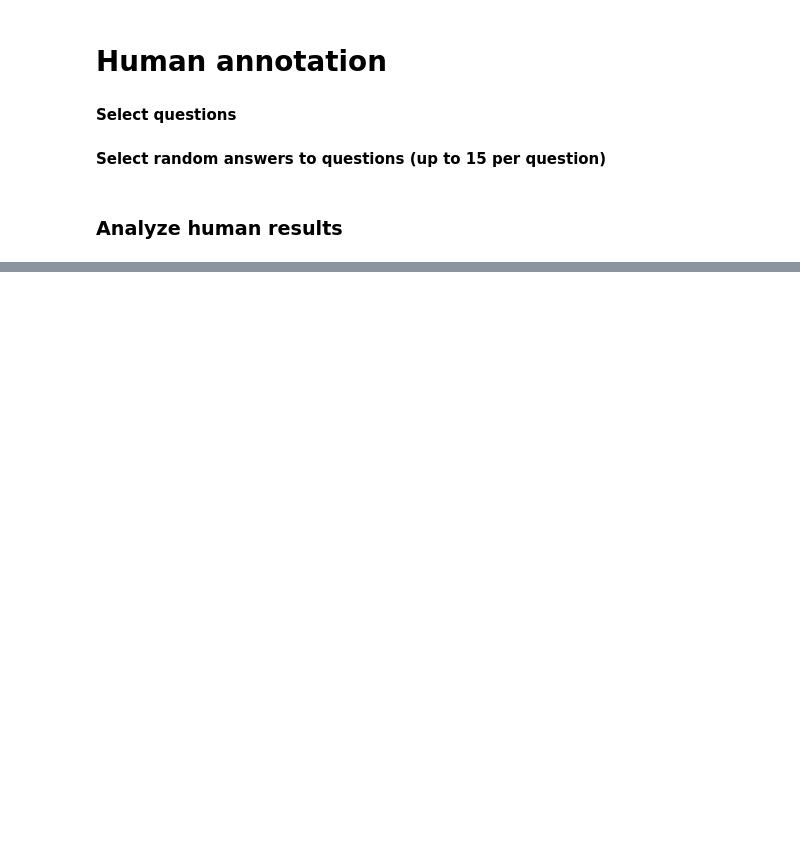
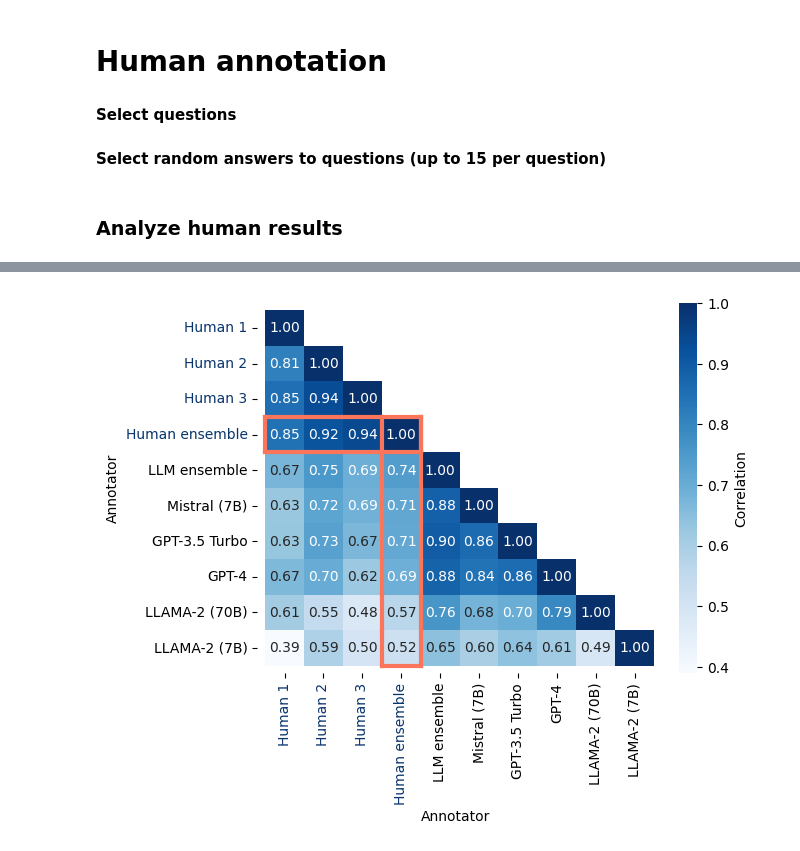
Before and after one commit to csinva/pedidose-efic-analysis, a Jupyter notebook: notebooks/01_sentiment_site_level.ipynb, the cells around one changed output, grey strips where cells are left out. Drawn from its saved outputs; the diff is of its cells as text; code cells hidden in the pictures; blank space fills up the shorter version.

```diff
--- a/notebooks/01_sentiment_site_level.ipynb
+++ b/notebooks/01_sentiment_site_level.ipynb
@@ -461,0 +420,79 @@ num annots 105
+# %%
+# corr_df = corr_df.iloc[1:, 1:]
+mask = np.triu(np.ones_like(corr_df, dtype=bool))
+mask[np.diag_indices_from(mask)] = False
+
+ax = sns.heatmap(
+    corr_df,
+    annot=True, fmt='.2f',
+    cmap=sns.color_palette("Blues", as_cmap=True), cbar_kws={'label': 'Correlation'},
+    mask=mask,
+)
+
+# outline the first row of the elements in the heatmap
+color = '#fa755a'
+lw = 3
+roffset = 3.5
+coffset = 0.5
+shape = corr_df.shape
+r = 0
+# color = 'gray'
+alpha = 1
+for c in range(3, shape[1]):
+    rx = r + roffset
+    cx = c + coffset
+    if c == 2:
+        plt.plot([rx - 0.5, rx + 0.5],
+                 [cx - 0.5, cx - 0.5], color=color, lw=lw, alpha=alpha)
+    if c == shape[1] - 1:
+        plt.plot([rx - 0.5, rx + 0.5],
+                 [cx + 0.5, cx + 0.5], color=color, lw=lw, alpha=alpha)
+    plt.plot([rx - 0.5, rx - 0.5],
+             [cx - 0.5, cx + 0.5], color=color, lw=lw, alpha=alpha)
+    plt.plot([rx + 0.5, rx + 0.5],
+             [cx - 0.5, cx + 0.5], color=color, lw=lw, alpha=alpha)
+
+roffset = 0.5
+coffset = 0.5
+c = 3
+for r in range(0, 4):
+    kwargs = {
+        'color': color,
+        'lw': lw,
+        # 'linestyle': '-',
+        # 'marker': 'None',
+        # 'alpha': 0.5,
+    }
+    rx = r + roffset
+    cx = c + coffset
+    # if c == 2:
+    plt.plot([rx - 0.5, rx + 0.5],
+             [cx - 0.5, cx - 0.5], **kwargs)
+    # if c == shape[1] - 1:
+    plt.plot([rx - 0.5, rx + 0.5],
+             [cx + 0.5, cx + 0.5], **kwargs)
+    if r == 0:
+        plt.plot([rx - 0.5, rx - 0.5],
+                 [cx - 0.5, cx + 0.5], **kwargs)
+    if r == 3:
+        plt.plot([rx + 0.5, rx + 0.5],
+                 [cx - 0.5, cx + 0.5], **kwargs)
+
+# set the color of first three xticklabels and yticklabels to blue
+for i, t in enumerate(ax.get_xticklabels()):
+    if i < 4:
+        t.set_color('#08346c')
+for i, t in enumerate(ax.get_yticklabels()):
+    if i < 4:
+        t.set_color('#08346c')
+
+
+plt.xlim(-.2, shape[0])
+plt.ylim(shape[1] + 0.2, -.2)
+plt.ylabel('Annotator')
+plt.xlabel('Annotator')
+plt.savefig('../figs/sentiment_correlation.pdf', bbox_inches='tight')
+plt.savefig('../figs/sentiment_correlation.png', bbox_inches='tight', dpi=300)
+plt.show()
+# %% [output]
+[figure, added]
```
Also changed, not shown: parts of 7 cells of this notebook, 4 other files.
